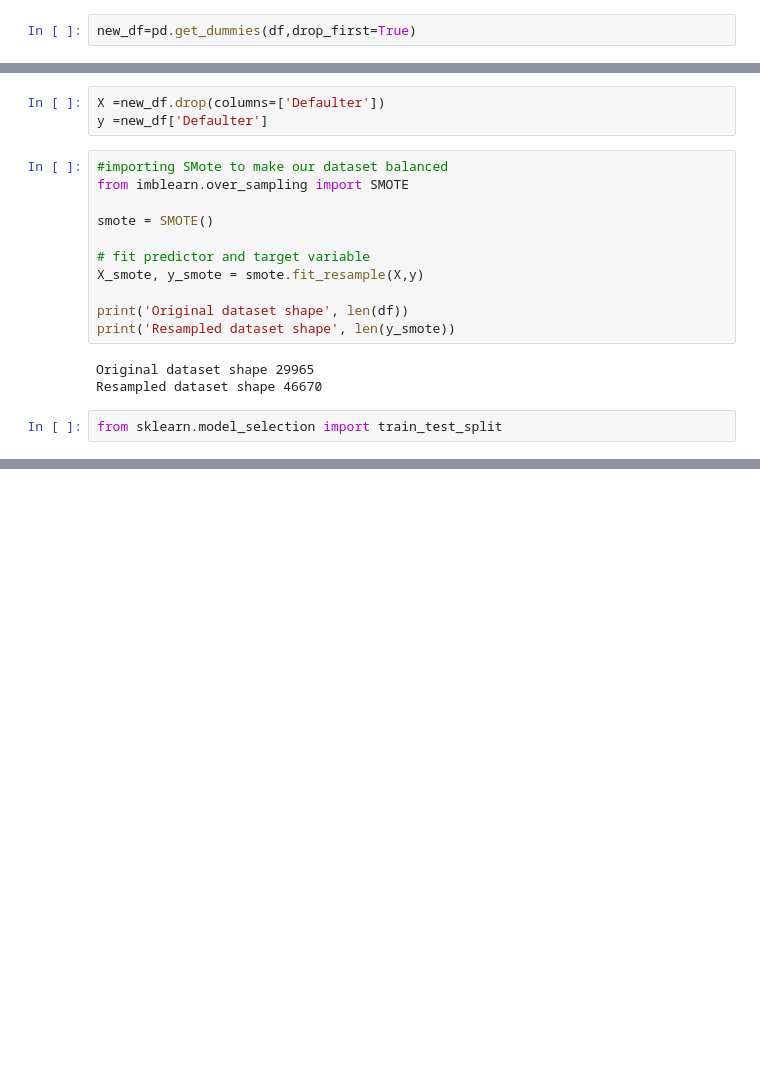
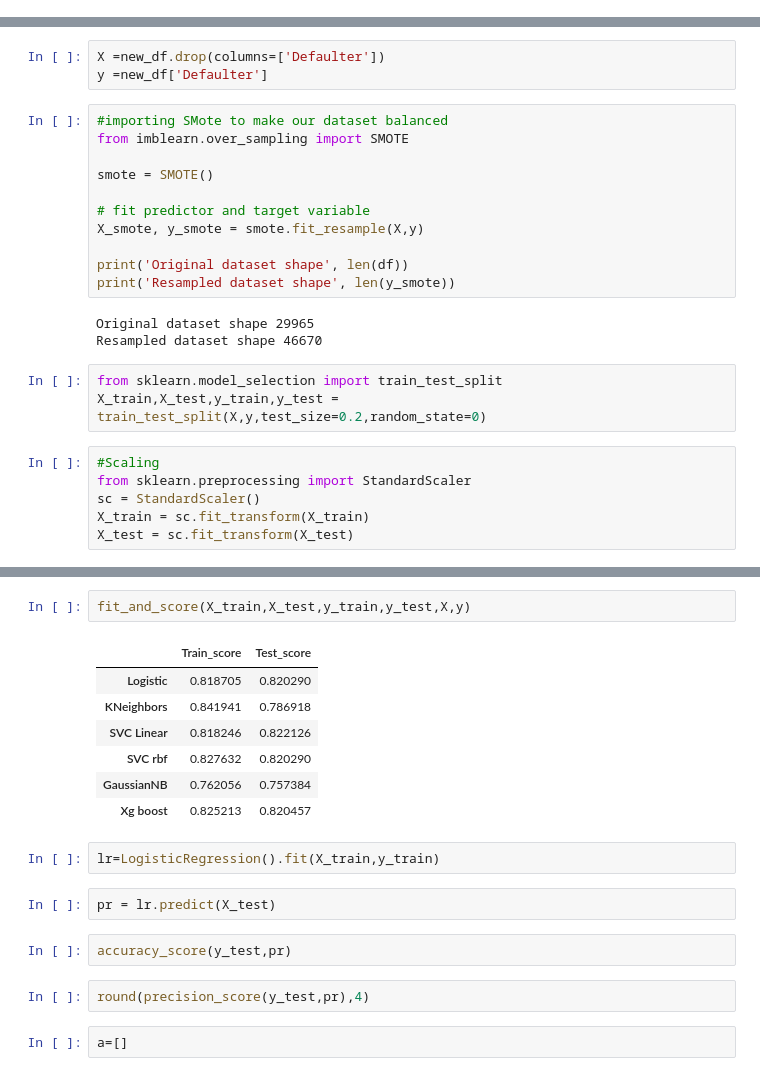
Before and after one commit to armanalam6342/Credit-Card-Default-Prediction, a Jupyter notebook: Credit_Card_Default_Prediction_Capstone_Project.ipynb, the cells around one changed output, grey strips where cells are left out. Drawn from its saved outputs; the diff is of its cells as text; blank space fills up the shorter version.

```diff
--- a/Credit_Card_Default_Prediction_Capstone_Project.ipynb
+++ b/Credit_Card_Default_Prediction_Capstone_Project.ipynb
@@ -452,2 +302,0 @@ memory usage: 6.8+ MB
-# %%
-new_df=pd.get_dummies(df,drop_first=True)
@@ -491,3 +319,10 @@ Original dataset shape 29965
 Resampled dataset shape 46670
 # %%
 from sklearn.model_selection import train_test_split
+X_train,X_test,y_train,y_test = train_test_split(X,y,test_size=0.2,random_state=0)
+# %%
+#Scaling
+from sklearn.preprocessing import StandardScaler
+sc = StandardScaler()
+X_train = sc.fit_transform(X_train)
+X_test = sc.fit_transform(X_test)
@@ -493,0 +377,20 @@ from sklearn.model_selection import train_test_split
+# %%
+fit_and_score(X_train,X_test,y_train,y_test,X,y)
+# %% [output]
+|  | Train_score | Test_score |
+| Logistic | 0.818705 | 0.820290 |
+| KNeighbors | 0.841941 | 0.786918 |
+| SVC Linear | 0.818246 | 0.822126 |
+| SVC rbf | 0.827632 | 0.820290 |
+| GaussianNB | 0.762056 | 0.757384 |
+| Xg boost | 0.825213 | 0.820457 |
+# %%
+lr=LogisticRegression().fit(X_train,y_train)
+# %%
+pr = lr.predict(X_test)
+# %%
+accuracy_score(y_test,pr)
+# %%
+round(precision_score(y_test,pr),4)
+# %%
+a=[]
```
Also changed, not shown: parts of 106 cells of this notebook.
